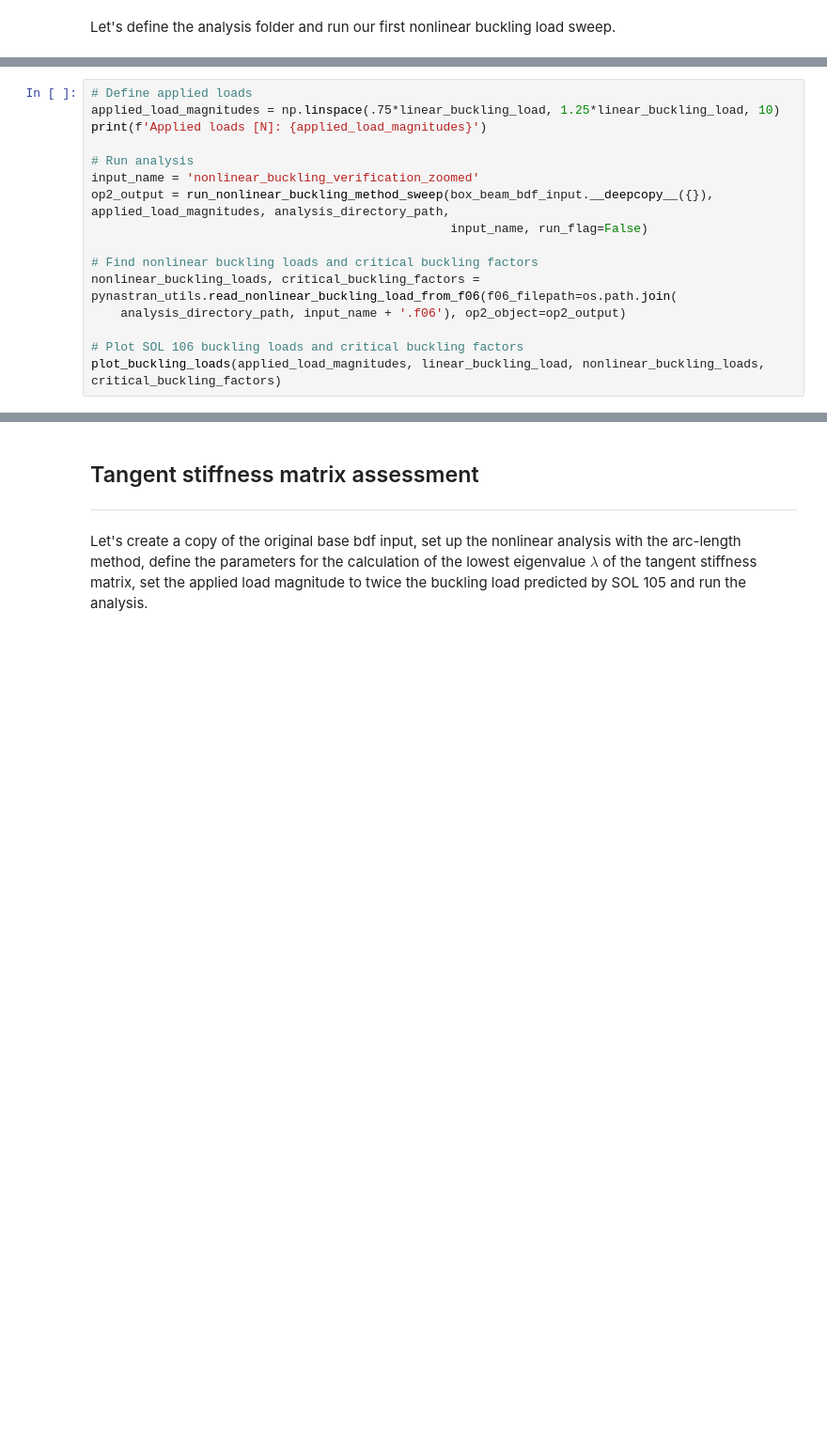
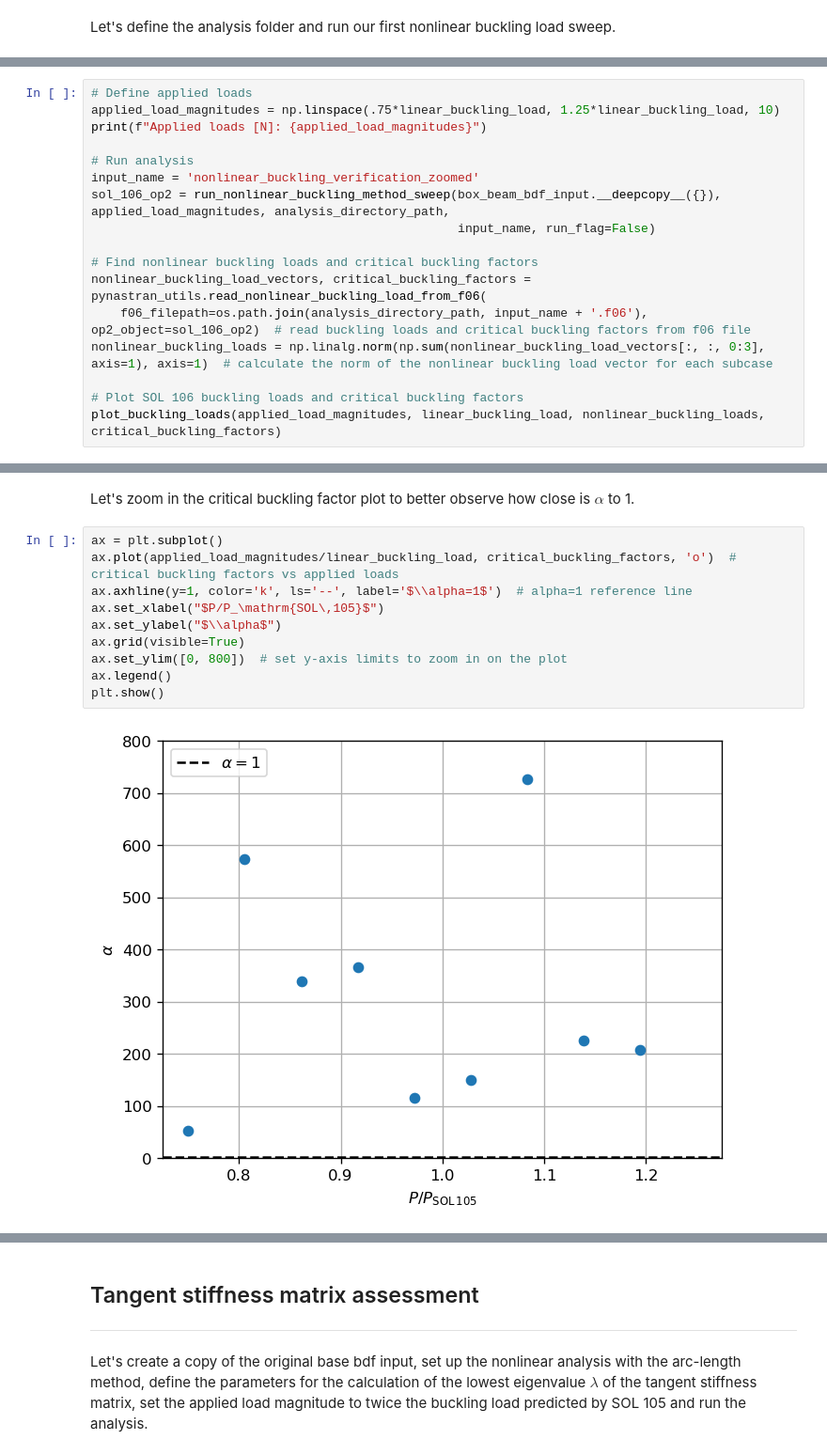
Before and after one commit to fmamitrotta/nonlinear-structural-stability-notebooks, a Jupyter notebook: notebooks/06_Verification_of_SOL_106_Nonlinear_Buckling_Method.ipynb, the cells around one changed output, grey strips where cells are left out. Shown at 94% size. Cells and saved outputs as stored; diff of their text form; blank space fills up the shorter version.

```diff
--- a/notebooks/06_Verification_of_SOL_106_Nonlinear_Buckling_Method.ipynb
+++ b/notebooks/06_Verification_of_SOL_106_Nonlinear_Buckling_Method.ipynb
@@ -269,16 +273,17 @@ Given the difficult interpretation of the nonlinear buckling method results for
 # %%
 # Define applied loads
 applied_load_magnitudes = np.linspace(.75*linear_buckling_load, 1.25*linear_buckling_load, 10)
-print(f'Applied loads [N]: {applied_load_magnitudes}')
+print(f"Applied loads [N]: {applied_load_magnitudes}")
 
 # Run analysis
 input_name = 'nonlinear_buckling_verification_zoomed'
-op2_output = run_nonlinear_buckling_method_sweep(box_beam_bdf_input.__deepcopy__({}), applied_load_magnitudes, analysis_directory_path,
-                                                 input_name, run_flag=False)
+sol_106_op2 = run_nonlinear_buckling_method_sweep(box_beam_bdf_input.__deepcopy__({}), applied_load_magnitudes, analysis_directory_path,
+                                                  input_name, run_flag=False)
 
 # Find nonlinear buckling loads and critical buckling factors
-nonlinear_buckling_loads, critical_buckling_factors = pynastran_utils.read_nonlinear_buckling_load_from_f06(f06_filepath=os.path.join(
-    analysis_directory_path, input_name + '.f06'), op2_object=op2_output)
+nonlinear_buckling_load_vectors, critical_buckling_factors = pynastran_utils.read_nonlinear_buckling_load_from_f06(
+    f06_filepath=os.path.join(analysis_directory_path, input_name + '.f06'), op2_object=sol_106_op2)  # read buckling loads and critical buckling factors from f06 file
+nonlinear_buckling_loads = np.linalg.norm(np.sum(nonlinear_buckling_load_vectors[:, :, 0:3], axis=1), axis=1)  # calculate the norm of the nonlinear buckling load vector for each subcase
 
 # Plot SOL 106 buckling loads and critical buckling factors
 plot_buckling_loads(applied_load_magnitudes, linear_buckling_load, nonlinear_buckling_loads, critical_buckling_factors)
@@ -298,4 +303,18 @@ WARNING: subcase.py:683 nwords_to_lsem=1000 nwords_to_lsem//4=250
 WARNING: subcase.py:683 nwords_to_lsem=1000 nwords_to_lsem//4=250
 WARNING: subcase.py:683 nwords_to_lsem=1000 nwords_to_lsem//4=250
 ... (10 outputs left out)
+# %% [markdown]
+Let's zoom in the critical buckling factor plot to better observe how close is $\alpha$ to 1.
+# %%
+ax = plt.subplot()
+ax.plot(applied_load_magnitudes/linear_buckling_load, critical_buckling_factors, 'o')  # critical buckling factors vs applied loads
+ax.axhline(y=1, color='k', ls='--', label='$\\alpha=1$')  # alpha=1 reference line
+ax.set_xlabel("$P/P_\mathrm{SOL\,105}$")
+ax.set_ylabel("$\\alpha$")
+ax.grid(visible=True)
+ax.set_ylim([0, 800])  # set y-axis limits to zoom in on the plot
+ax.legend()
+plt.show()
+# %% [output]
+[figure, added]
 # %% [markdown]
```
Also changed, not shown: parts of 28 cells of this notebook, 11 other files.
